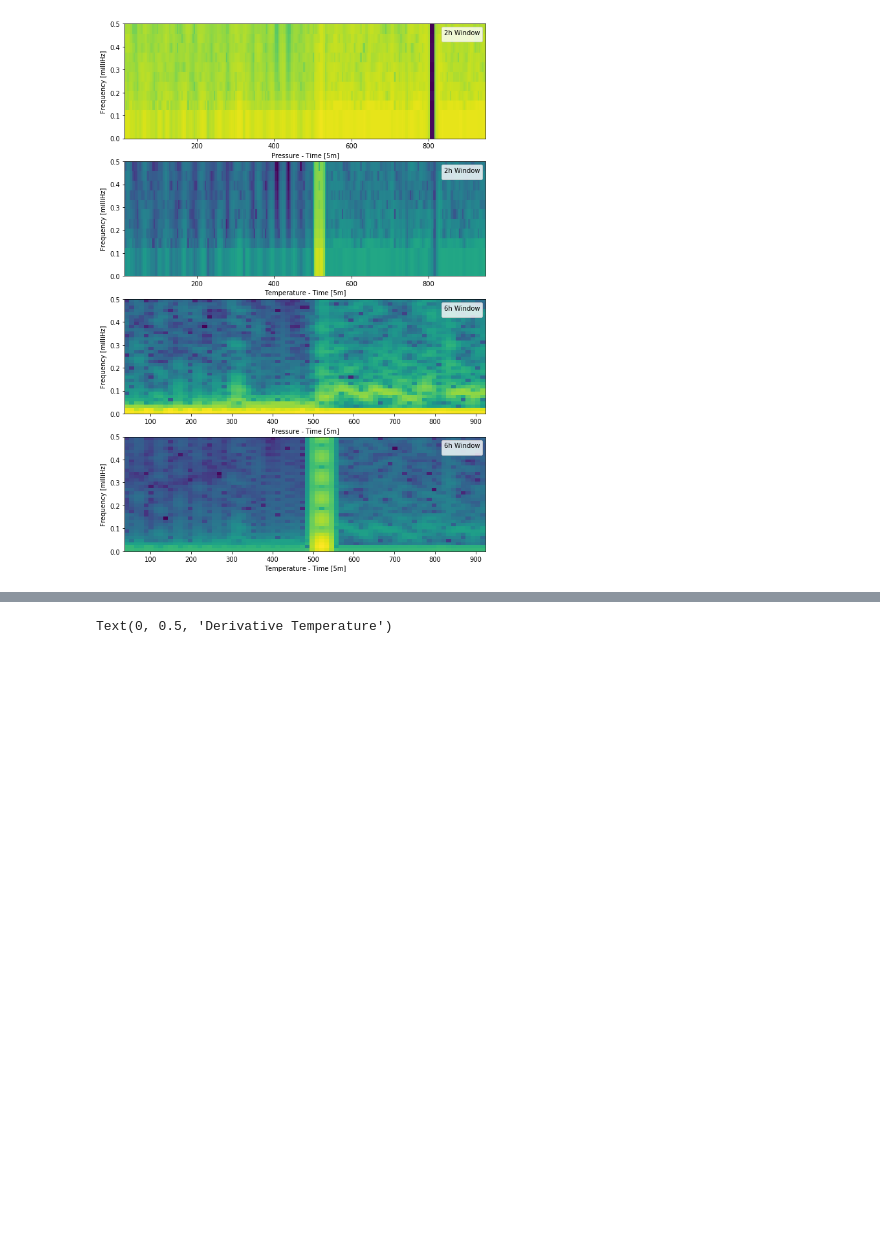
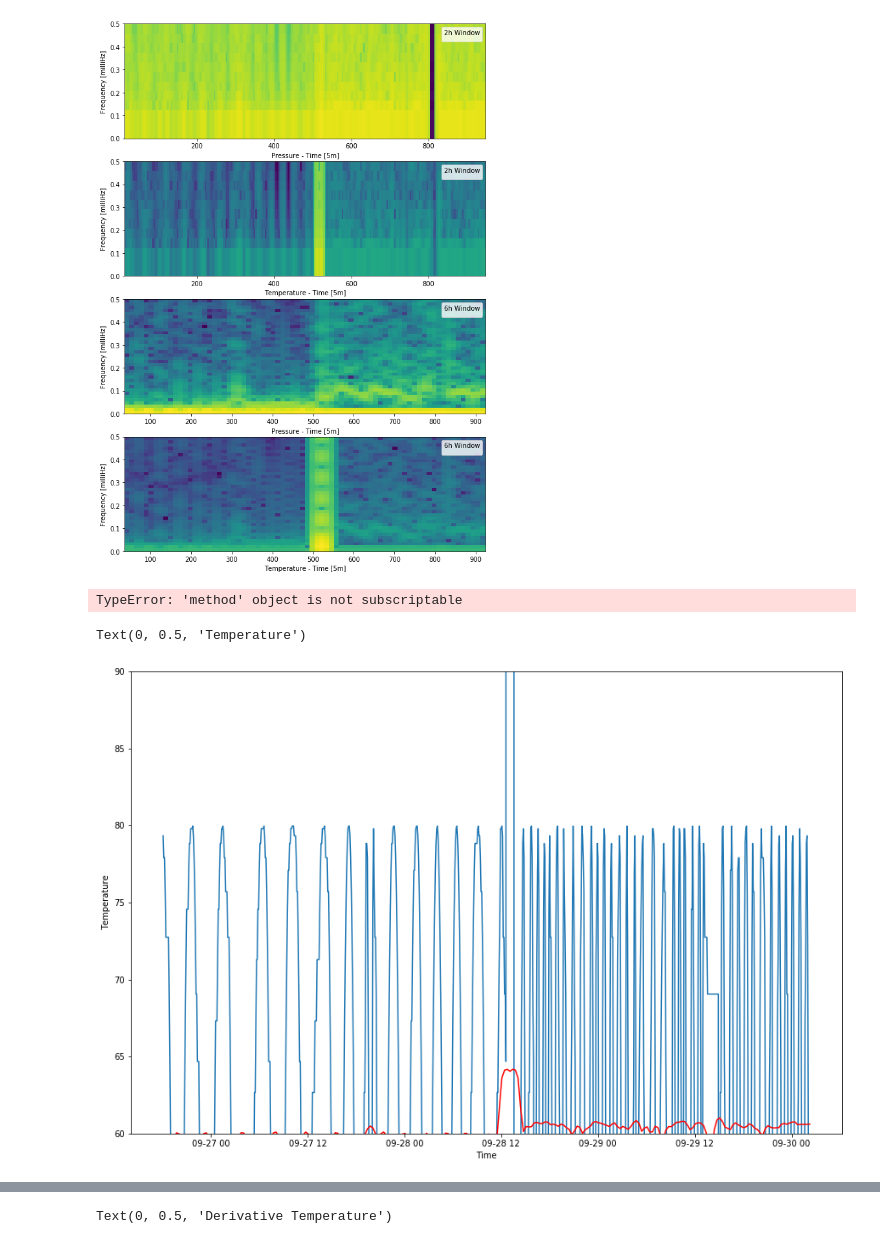
Before and after one commit to sedgewickmm18/mmfunctions, a Jupyter notebook: AnomalyFerreira-JB.ipynb, the cells around one changed output, grey strips where cells are left out. Saved outputs shown, nothing was run; the diff lists cells and outputs as text; code cells hidden in the pictures; blank space fills up the shorter version.

```diff
--- a/AnomalyFerreira-JB.ipynb
+++ b/AnomalyFerreira-JB.ipynb
@@ -186,3 +186,29 @@ No handles with labels found to put in legend.
 No handles with labels found to put in legend.
 <matplotlib.legend.Legend at 0x...>
 [figure]
+# %%
+df_temp2 = df_input[(df_input.DEVICEID == 'A101')][['EVT_TIMESTAMP','PRESSURE','TEMPERATURE']].copy()
+#df_temp2 = df_temp2.reset_index(level=[0])
+df_temp2.set_index['EVT_TIMESTAMP']
+df_temp2.index
+# %% [output]
+TypeError: 'method' object is not subscriptable
+# %%
+upsampled[(upsampled['TEMPERATURE'] > 100)]
+#nearest = scipy.interpolate.interp1d(np.arange(len(ets_zscore)), ets_zscore, kind='nearest')(ets_zscore)
+#timesTS.insert(0,0)
+#ets_zscore.insert(0,0)
+nearest = scipy.interpolate.interp1d(timesTS, ets_zscore, kind='linear', fill_value='extrapolate')
+ets_zscoreInt = nearest(np.arange(0, 963, 1))
+upsampled['zscore'] = ets_zscoreInt
+upsampled[(upsampled['zscore'] > 3)]
+
+fig, ax = plt.subplots(1, 1, figsize=(15,10))
+ax.plot(upsampled.index, upsampled['TEMPERATURE'])
+ax.plot(upsampled.index, upsampled['zscore'] + 60, color='red')
+ax.set_ylim(60, 90)
+ax.set_xlabel('Time')
+ax.set_ylabel('Temperature')
+# %% [output]
+Text(0, 0.5, 'Temperature')
+[figure, added]
```
Also changed, not shown: parts of 11 cells of this notebook, 1 other file.
